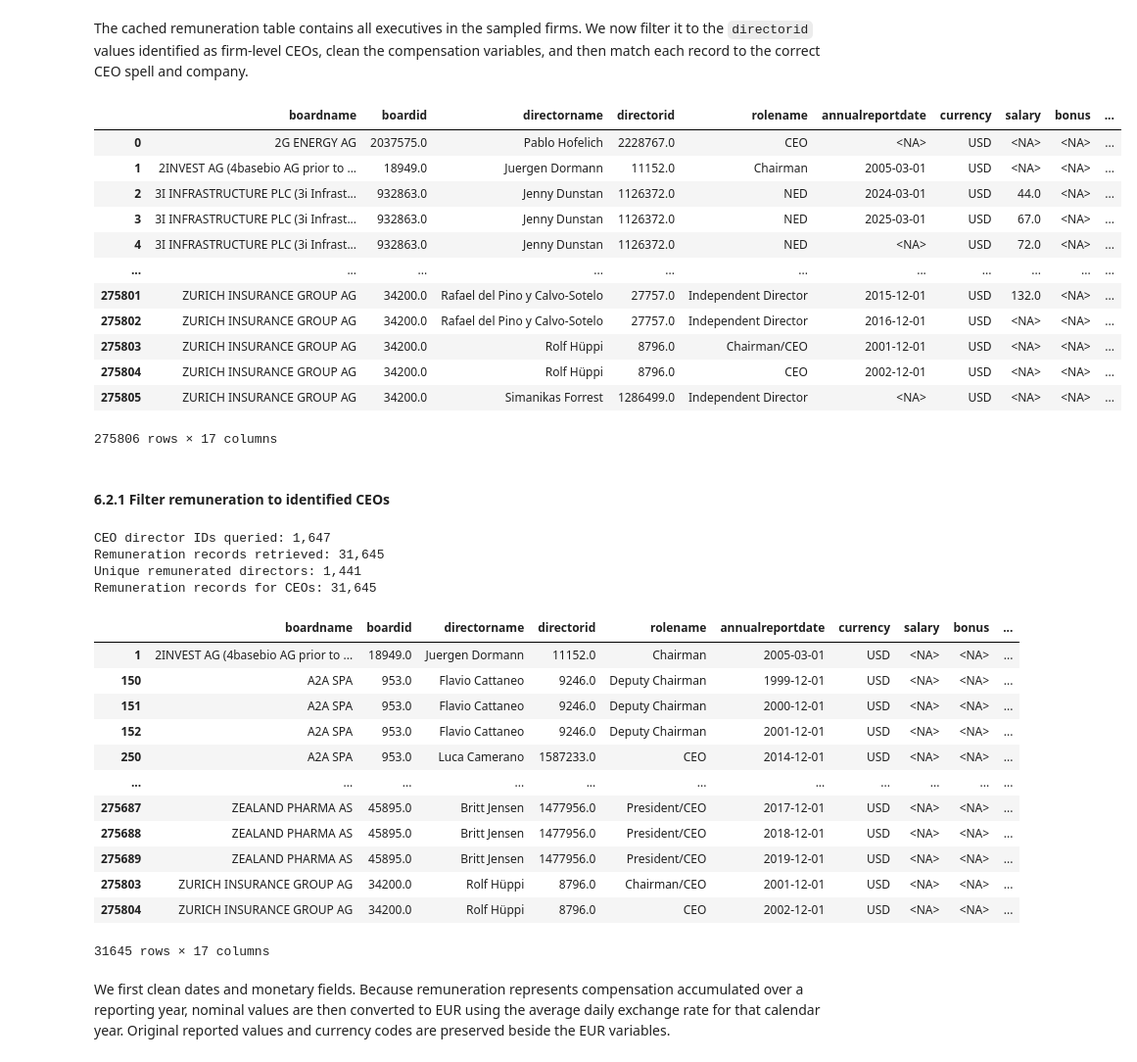
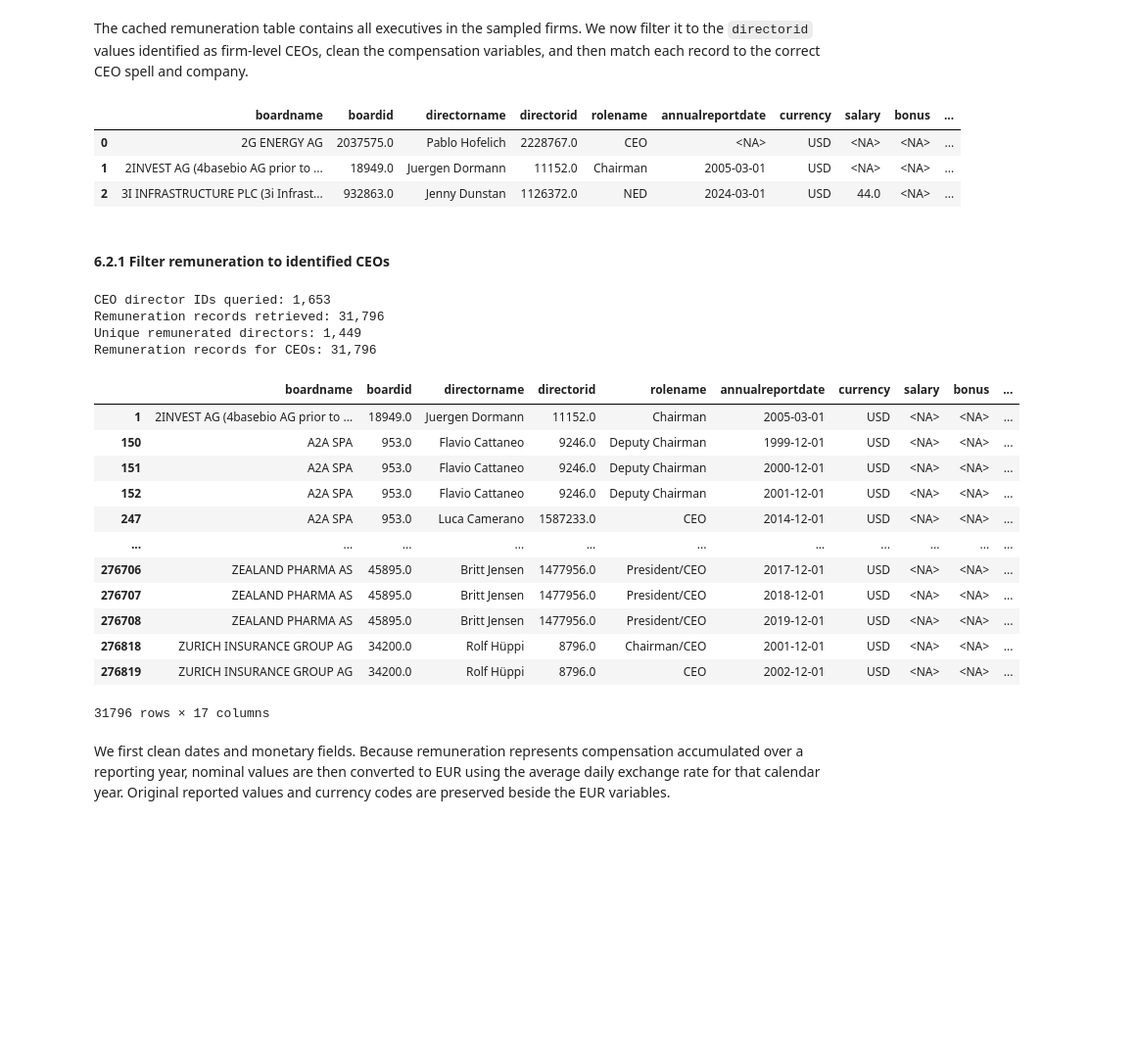
Before and after one commit to rizkyakbar-tud/DAI, a Jupyter notebook: mission/proposals_st26/mission_proposal_Akbar-Zduńczyk.ipynb, the cells around one changed output. Shown at 98% size. Drawn from its saved outputs; the diff is of its cells as text; code cells hidden in the pictures; blank space fills up the shorter version.

```diff
--- a/mission/proposals_st26/mission_proposal_Akbar-Zduńczyk.ipynb
+++ b/mission/proposals_st26/mission_proposal_Akbar-Zduńczyk.ipynb
@@ -470,6 +488,6 @@ Only `ISIN` is required from the STOXX 600 file: it defines the firm universe an
 # %%
 # Read STOXX Europe 600 constituents
-df_sxxp = pd.read_csv(STOXX_FILE, sep=";", usecols=["ISIN"])
+df_sxxp = pd.read_csv(STOXX_FILE, sep=";", usecols=["ISIN", "Instrument_Name", "Country"])
 
 df_sxxp["ISIN"] = (
     df_sxxp["ISIN"]
@@ -1635,21 +1744,12 @@ The resulting `ceo_turnover_firm_year` table will later be merged into the remun
 # %% [markdown]
 The cached remuneration table contains all executives in the sampled firms. We now filter it to the `directorid` values identified as firm-level CEOs, clean the compensation variables, and then match each record to the correct CEO spell and company.
 # %%
-df_remun
+df_remun.head(3)
 # %% [output]
 |  | boardname | boardid | directorname | directorid | rolename | annualreportdate | currency | salary | bonus | ... |
 | 0 | 2G ENERGY AG | 2037575.0 | Pablo Hofelich | 2228767.0 | CEO | <NA> | USD | <NA> | <NA> | ... |
 | 1 | 2INVEST AG (4basebio AG prior to ... | 18949.0 | Juergen Dormann | 11152.0 | Chairman | 2005-03-01 | USD | <NA> | <NA> | ... |
 | 2 | 3I INFRASTRUCTURE PLC (3i Infrast... | 932863.0 | Jenny Dunstan | 1126372.0 | NED | 2024-03-01 | USD | 44.0 | <NA> | ... |
-| 3 | 3I INFRASTRUCTURE PLC (3i Infrast... | 932863.0 | Jenny Dunstan | 1126372.0 | NED | 2025-03-01 | USD | 67.0 | <NA> | ... |
-| 4 | 3I INFRASTRUCTURE PLC (3i Infrast... | 932863.0 | Jenny Dunstan | 1126372.0 | NED | <NA> | USD | 72.0 | <NA> | ... |
-| ... | ... | ... | ... | ... | ... | ... | ... | ... | ... | ... |
-| 275801 | ZURICH INSURANCE GROUP AG | 34200.0 | Rafael del Pino y Calvo-Sotelo | 27757.0 | Independent Director | 2015-12-01 | USD | 132.0 | <NA> | ... |
-| 275802 | ZURICH INSURANCE GROUP AG | 34200.0 | Rafael del Pino y Calvo-Sotelo | 27757.0 | Independent Director | 2016-12-01 | USD | <NA> | <NA> | ... |
-| 275803 | ZURICH INSURANCE GROUP AG | 34200.0 | Rolf Hüppi | 8796.0 | Chairman/CEO | 2001-12-01 | USD | <NA> | <NA> | ... |
-| 275804 | ZURICH INSURANCE GROUP AG | 34200.0 | Rolf Hüppi | 8796.0 | CEO | 2002-12-01 | USD | <NA> | <NA> | ... |
-| 275805 | ZURICH INSURANCE GROUP AG | 34200.0 | Simanikas Forrest | 1286499.0 | Independent Director | <NA> | USD | <NA> | <NA> | ... |
-275806 rows × 17 columns
 # %% [markdown]
 #### 6.2.1 Filter remuneration to identified CEOs
 # %%
@@ -1670,23 +1770,23 @@ print(f"Remuneration records for CEOs: {len(df_remun_ceos):,}")
 
 df_remun_ceos
 # %% [output]
-CEO director IDs queried: 1,647
-Remuneration records retrieved: 31,645
-Unique remunerated directors: 1,441
-Remuneration records for CEOs: 31,645
+CEO director IDs queried: 1,653
+Remuneration records retrieved: 31,796
+Unique remunerated directors: 1,449
+Remuneration records for CEOs: 31,796
 |  | boardname | boardid | directorname | directorid | rolename | annualreportdate | currency | salary | bonus | ... |
 | 1 | 2INVEST AG (4basebio AG prior to ... | 18949.0 | Juergen Dormann | 11152.0 | Chairman | 2005-03-01 | USD | <NA> | <NA> | ... |
 | 150 | A2A SPA | 953.0 | Flavio Cattaneo | 9246.0 | Deputy Chairman | 1999-12-01 | USD | <NA> | <NA> | ... |
 | 151 | A2A SPA | 953.0 | Flavio Cattaneo | 9246.0 | Deputy Chairman | 2000-12-01 | USD | <NA> | <NA> | ... |
 | 152 | A2A SPA | 953.0 | Flavio Cattaneo | 9246.0 | Deputy Chairman | 2001-12-01 | USD | <NA> | <NA> | ... |
-| 250 | A2A SPA | 953.0 | Luca Camerano | 1587233.0 | CEO | 2014-12-01 | USD | <NA> | <NA> | ... |
+| 247 | A2A SPA | 953.0 | Luca Camerano | 1587233.0 | CEO | 2014-12-01 | USD | <NA> | <NA> | ... |
 | ... | ... | ... | ... | ... | ... | ... | ... | ... | ... | ... |
-| 275687 | ZEALAND PHARMA AS | 45895.0 | Britt Jensen | 1477956.0 | President/CEO | 2017-12-01 | USD | <NA> | <NA> | ... |
-| 275688 | ZEALAND PHARMA AS | 45895.0 | Britt Jensen | 1477956.0 | President/CEO | 2018-12-01 | USD | <NA> | <NA> | ... |
-| 275689 | ZEALAND PHARMA AS | 45895.0 | Britt Jensen | 1477956.0 | President/CEO | 2019-12-01 | USD | <NA> | <NA> | ... |
-| 275803 | ZURICH INSURANCE GROUP AG | 34200.0 | Rolf Hüppi | 8796.0 | Chairman/CEO | 2001-12-01 | USD | <NA> | <NA> | ... |
-| 275804 | ZURICH INSURANCE GROUP AG | 34200.0 | Rolf Hüppi | 8796.0 | CEO | 2002-12-01 | USD | <NA> | <NA> | ... |
+| 276706 | ZEALAND PHARMA AS | 45895.0 | Britt Jensen | 1477956.0 | President/CEO | 2017-12-01 | USD | <NA> | <NA> | ... |
+| 276707 | ZEALAND PHARMA AS | 45895.0 | Britt Jensen | 1477956.0 | President/CEO | 2018-12-01 | USD | <NA> | <NA> | ... |
+| 276708 | ZEALAND PHARMA AS | 45895.0 | Britt Jensen | 1477956.0 | President/CEO | 2019-12-01 | USD | <NA> | <NA> | ... |
+| 276818 | ZURICH INSURANCE GROUP AG | 34200.0 | Rolf Hüppi | 8796.0 | Chairman/CEO | 2001-12-01 | USD | <NA> | <NA> | ... |
+| 276819 | ZURICH INSURANCE GROUP AG | 34200.0 | Rolf Hüppi | 8796.0 | CEO | 2002-12-01 | USD | <NA> | <NA> | ... |
-31645 rows × 17 columns
+31796 rows × 17 columns
 # %% [markdown]
 We first clean dates and monetary fields. Because remuneration represents compensation accumulated over a reporting year, nominal values are then converted to EUR using the average daily exchange rate for that calendar year. Original reported values and currency codes are preserved beside the EUR variables.
 # %% [markdown]
```
Also changed, not shown: parts of 87 cells of this notebook.
